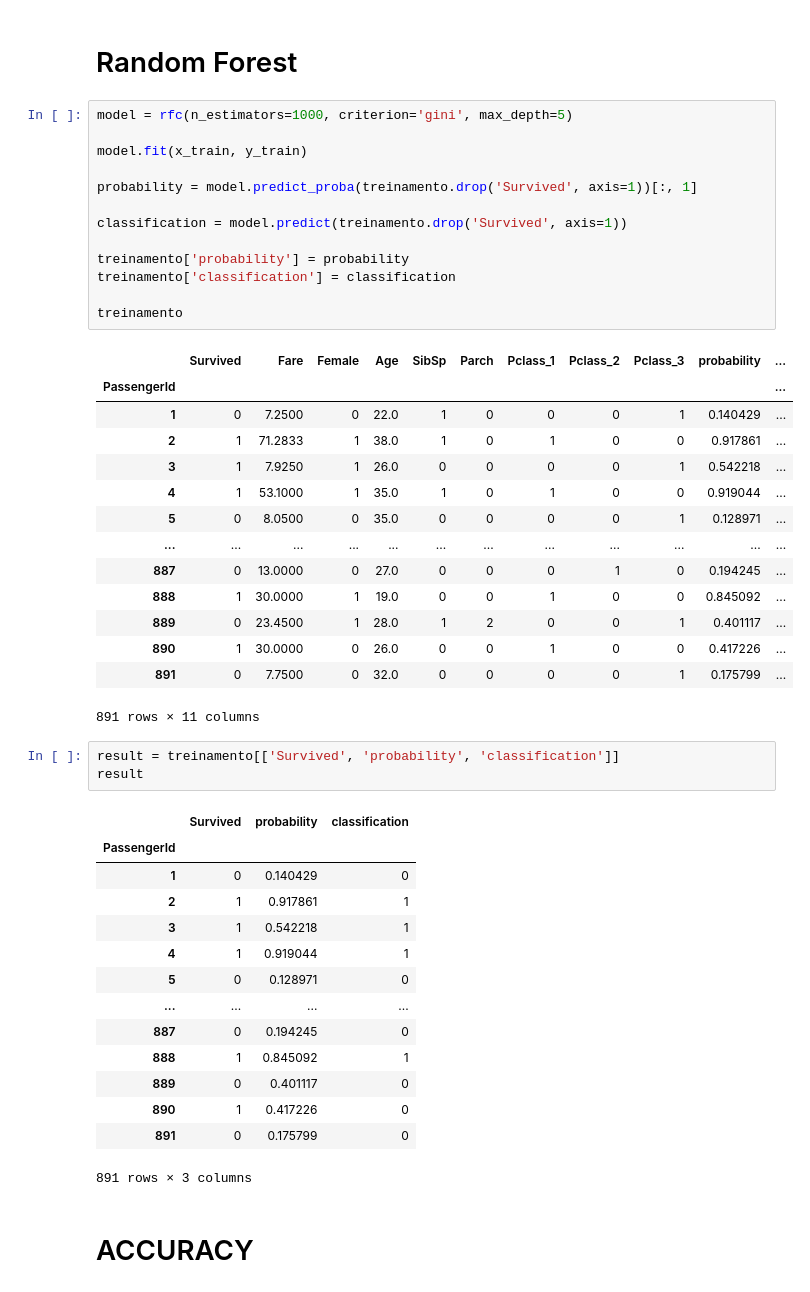
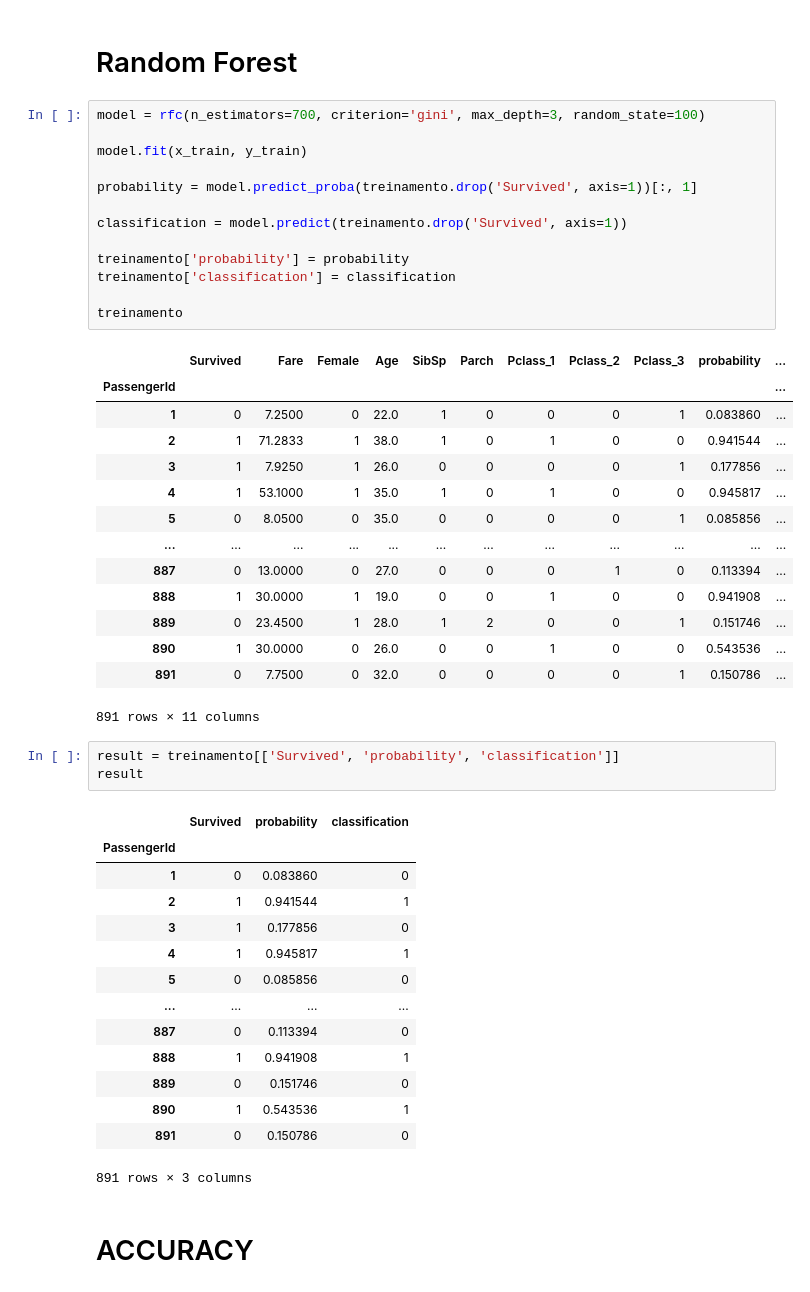
Before and after one commit to Limarceu/kaggle, a Jupyter notebook: titanic/ml_random_forest.ipynb, the cells around one changed output. Drawn from its saved outputs; the diff is of its cells as text.

```diff
--- a/titanic/ml_random_forest.ipynb
+++ b/titanic/ml_random_forest.ipynb
@@ -137,32 +160,32 @@ f'treino: {x_train.shape}, teste: {x_test.shape}'
 # %% [markdown]
 # Random Forest
 # %%
-model = rfc(n_estimators=1000, criterion='gini', max_depth=5)
+model = rfc(n_estimators=700, criterion='gini', max_depth=3, random_state=100)
 
 model.fit(x_train, y_train)
 
 probability = model.predict_proba(treinamento.drop('Survived', axis=1))[:, 1]
 
 classification = model.predict(treinamento.drop('Survived', axis=1))
 
 treinamento['probability'] = probability
 treinamento['classification'] = classification
 
 treinamento
 # %% [output]
 |  | Survived | Fare | Female | Age | SibSp | Parch | Pclass_1 | Pclass_2 | Pclass_3 | probability | ... |
 | PassengerId |  |  |  |  |  |  |  |  |  |  | ... |
-| 1 | 0 | 7.2500 | 0 | 22.0 | 1 | 0 | 0 | 0 | 1 | 0.140429 | ... |
-| 2 | 1 | 71.2833 | 1 | 38.0 | 1 | 0 | 1 | 0 | 0 | 0.917861 | ... |
-| 3 | 1 | 7.9250 | 1 | 26.0 | 0 | 0 | 0 | 0 | 1 | 0.542218 | ... |
-| 4 | 1 | 53.1000 | 1 | 35.0 | 1 | 0 | 1 | 0 | 0 | 0.919044 | ... |
-| 5 | 0 | 8.0500 | 0 | 35.0 | 0 | 0 | 0 | 0 | 1 | 0.128971 | ... |
+| 1 | 0 | 7.2500 | 0 | 22.0 | 1 | 0 | 0 | 0 | 1 | 0.083860 | ... |
+| 2 | 1 | 71.2833 | 1 | 38.0 | 1 | 0 | 1 | 0 | 0 | 0.941544 | ... |
+| 3 | 1 | 7.9250 | 1 | 26.0 | 0 | 0 | 0 | 0 | 1 | 0.177856 | ... |
+| 4 | 1 | 53.1000 | 1 | 35.0 | 1 | 0 | 1 | 0 | 0 | 0.945817 | ... |
+| 5 | 0 | 8.0500 | 0 | 35.0 | 0 | 0 | 0 | 0 | 1 | 0.085856 | ... |
 | ... | ... | ... | ... | ... | ... | ... | ... | ... | ... | ... | ... |
-| 887 | 0 | 13.0000 | 0 | 27.0 | 0 | 0 | 0 | 1 | 0 | 0.194245 | ... |
-| 888 | 1 | 30.0000 | 1 | 19.0 | 0 | 0 | 1 | 0 | 0 | 0.845092 | ... |
-| 889 | 0 | 23.4500 | 1 | 28.0 | 1 | 2 | 0 | 0 | 1 | 0.401117 | ... |
-| 890 | 1 | 30.0000 | 0 | 26.0 | 0 | 0 | 1 | 0 | 0 | 0.417226 | ... |
-| 891 | 0 | 7.7500 | 0 | 32.0 | 0 | 0 | 0 | 0 | 1 | 0.175799 | ... |
+| 887 | 0 | 13.0000 | 0 | 27.0 | 0 | 0 | 0 | 1 | 0 | 0.113394 | ... |
+| 888 | 1 | 30.0000 | 1 | 19.0 | 0 | 0 | 1 | 0 | 0 | 0.941908 | ... |
+| 889 | 0 | 23.4500 | 1 | 28.0 | 1 | 2 | 0 | 0 | 1 | 0.151746 | ... |
+| 890 | 1 | 30.0000 | 0 | 26.0 | 0 | 0 | 1 | 0 | 0 | 0.543536 | ... |
+| 891 | 0 | 7.7500 | 0 | 32.0 | 0 | 0 | 0 | 0 | 1 | 0.150786 | ... |
 891 rows × 11 columns
 # %%
 result = treinamento[['Survived', 'probability', 'classification']]
@@ -170,17 +193,17 @@ result
 # %% [output]
 |  | Survived | probability | classification |
 | PassengerId |  |  |  |
-| 1 | 0 | 0.140429 | 0 |
-| 2 | 1 | 0.917861 | 1 |
-| 3 | 1 | 0.542218 | 1 |
-| 4 | 1 | 0.919044 | 1 |
-| 5 | 0 | 0.128971 | 0 |
+| 1 | 0 | 0.083860 | 0 |
+| 2 | 1 | 0.941544 | 1 |
+| 3 | 1 | 0.177856 | 0 |
+| 4 | 1 | 0.945817 | 1 |
+| 5 | 0 | 0.085856 | 0 |
 | ... | ... | ... | ... |
-| 887 | 0 | 0.194245 | 0 |
-| 888 | 1 | 0.845092 | 1 |
-| 889 | 0 | 0.401117 | 0 |
-| 890 | 1 | 0.417226 | 0 |
-| 891 | 0 | 0.175799 | 0 |
+| 887 | 0 | 0.113394 | 0 |
+| 888 | 1 | 0.941908 | 1 |
+| 889 | 0 | 0.151746 | 0 |
+| 890 | 1 | 0.543536 | 1 |
+| 891 | 0 | 0.150786 | 0 |
 891 rows × 3 columns
 # %% [markdown]
 # ACCURACY
```
Also changed, not shown: parts of 5 cells of this notebook, 2 other files.
